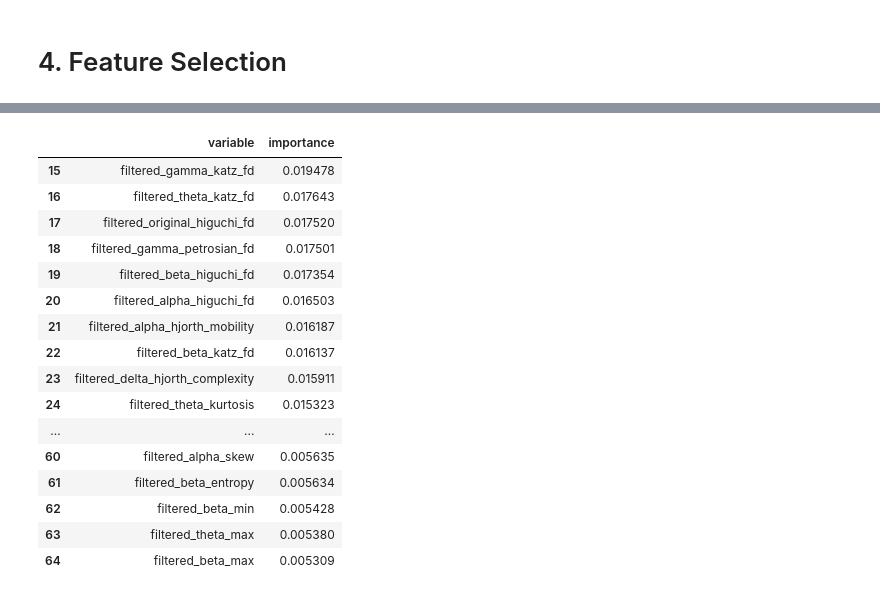
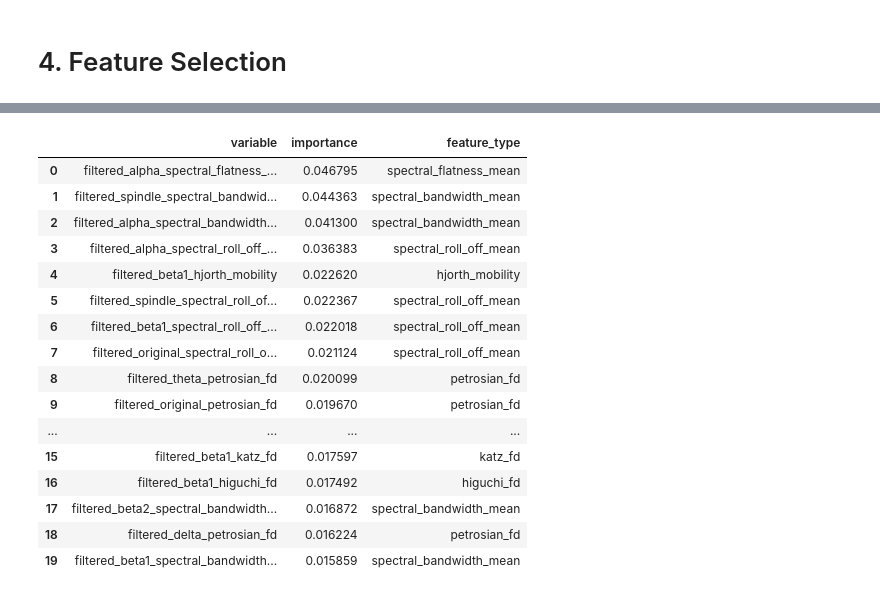
Before and after one commit to leonardotessarolo/eeg-sleep-stage-detection, a Jupyter notebook: 1-download_process_dataset.ipynb, the cells around one changed output, grey strips where cells are left out. Cells and saved outputs as stored; diff of their text form; code cells hidden in the pictures.

Commit message:
finish feature selection

```diff
--- a/1-download_process_dataset.ipynb
+++ b/1-download_process_dataset.ipynb
@@ -745,7 +915,8 @@ sampled_subj_files = {k: v for k, v in subj_files.items() if k in sampled_subjec
 proc_df = process_dataset(
     waves_coeffs=waves_coeffs,
     subj_files=sampled_subj_files,
-    scaler=StandardScaler
+    scaler=StandardScaler,
+    seed=SEED
 )
 
 proc_df.head(10)
@@ -795,0 +1198,7 @@ selector = GridSearchCV(
+# %%
+# Execute feature selection by gini importance
+feat_selection_results=gini_feature_selection(
+    features_df=feat_sel_df,
+    n_folds=5,
+    n_jobs=NJOBS
+)
@@ -796,12 +1323,27 @@ selector = GridSearchCV(
 # %%
 %%time
 # Get features and labels
-X = proc_df.drop(columns=['windowed_segment_original', 'label', 'subject'])
+included_cols = [
+    c for c in proc_df.columns for ft in best_features if ft in c
+]
+X = pd.DataFrame(
+    data=StandardScaler().fit_transform(proc_df[included_cols]),
+    columns=included_cols
+)
 y = proc_df['label']
 
+# Declare estimator
+clf = RandomForestClassifier(
+    criterion='gini',
+    max_features='sqrt',
+    max_samples=0.9,
+    n_estimators=1000,
+    n_jobs=10
+)
+
 # Fit GridSearchCV
-selector.fit(
-    StandardScaler().fit_transform(X),
+clf.fit(
+    X,
     y
 )
 # %% [output]
@@ -832,12 +1354,9 @@ selector_results.head(10)
 # %%
-# Get best model from GridSearchCV
-model=selector.best_estimator_
-
 # Get feature importances from best_model
 importances = pd.DataFrame(
     data={
         'variable': X.columns,
-        'importance': model.feature_importances_,
+        'importance': clf.feature_importances_,
     }
 ).sort_values(
     by='importance',
@@ -845,4 +1364,6 @@ importances = pd.DataFrame(
 ).reset_index(
     drop=True
 )
-importances
+
+# Get feature type
+importances['feature_type'] = importances.variable.map(get_feature_type)
@@ -863,20 +1370,20 @@ importances
 # %%
-importances.tail(50)
+importances.head(20)
 # %% [output]
-|  | variable | importance |
-| 15 | filtered_gamma_katz_fd | 0.019478 |
-| 16 | filtered_theta_katz_fd | 0.017643 |
-| 17 | filtered_original_higuchi_fd | 0.017520 |
-| 18 | filtered_gamma_petrosian_fd | 0.017501 |
-| 19 | filtered_beta_higuchi_fd | 0.017354 |
-| 20 | filtered_alpha_higuchi_fd | 0.016503 |
-| 21 | filtered_alpha_hjorth_mobility | 0.016187 |
-| 22 | filtered_beta_katz_fd | 0.016137 |
-| 23 | filtered_delta_hjorth_complexity | 0.015911 |
-| 24 | filtered_theta_kurtosis | 0.015323 |
-| ... | ... | ... |
-| 60 | filtered_alpha_skew | 0.005635 |
-| 61 | filtered_beta_entropy | 0.005634 |
-| 62 | filtered_beta_min | 0.005428 |
-| 63 | filtered_theta_max | 0.005380 |
-| 64 | filtered_beta_max | 0.005309 |
+|  | variable | importance | feature_type |
+| 0 | filtered_alpha_spectral_flatness_... | 0.046795 | spectral_flatness_mean |
+| 1 | filtered_spindle_spectral_bandwid... | 0.044363 | spectral_bandwidth_mean |
+| 2 | filtered_alpha_spectral_bandwidth... | 0.041300 | spectral_bandwidth_mean |
+| 3 | filtered_alpha_spectral_roll_off_... | 0.036383 | spectral_roll_off_mean |
+| 4 | filtered_beta1_hjorth_mobility | 0.022620 | hjorth_mobility |
+| 5 | filtered_spindle_spectral_roll_of... | 0.022367 | spectral_roll_off_mean |
+| 6 | filtered_beta1_spectral_roll_off_... | 0.022018 | spectral_roll_off_mean |
+| 7 | filtered_original_spectral_roll_o... | 0.021124 | spectral_roll_off_mean |
+| 8 | filtered_theta_petrosian_fd | 0.020099 | petrosian_fd |
+| 9 | filtered_original_petrosian_fd | 0.019670 | petrosian_fd |
+| ... | ... | ... | ... |
+| 15 | filtered_beta1_katz_fd | 0.017597 | katz_fd |
+| 16 | filtered_beta1_higuchi_fd | 0.017492 | higuchi_fd |
+| 17 | filtered_beta2_spectral_bandwidth... | 0.016872 | spectral_bandwidth_mean |
+| 18 | filtered_delta_petrosian_fd | 0.016224 | petrosian_fd |
+| 19 | filtered_beta1_spectral_bandwidth... | 0.015859 | spectral_bandwidth_mean |
```
Also changed, not shown: parts of 25 cells of this notebook.
